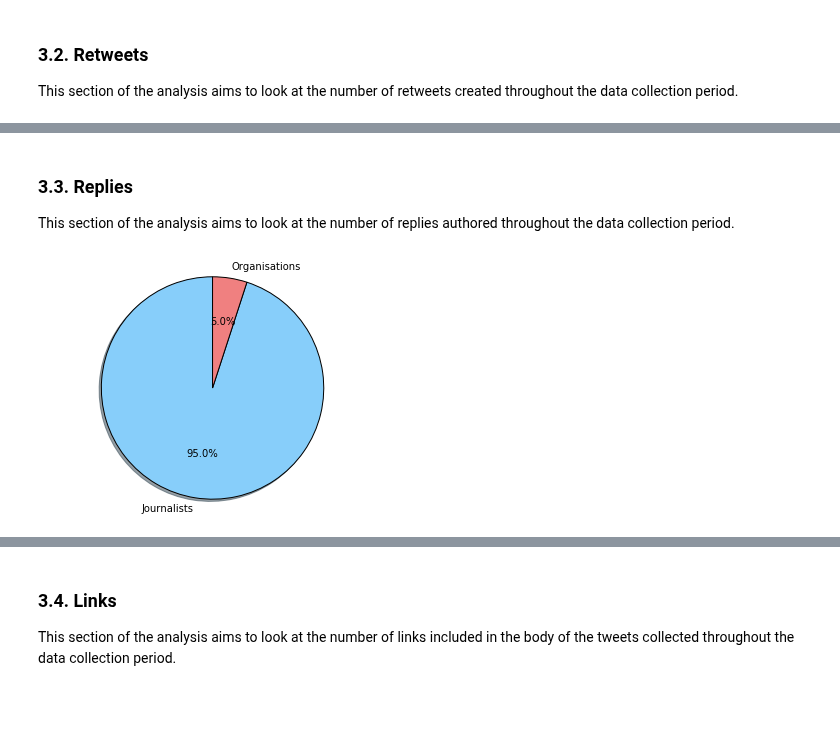
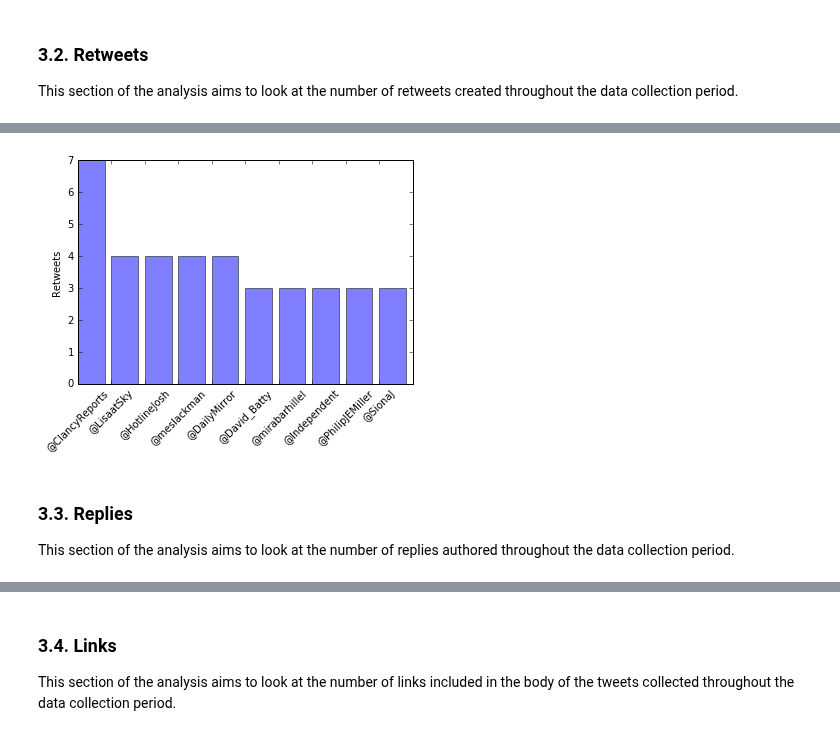
Before and after one commit to taylorrees/penemue, a Jupyter notebook: analysis.ipynb, the cells around one changed output, grey strips where cells are left out. Cells and saved outputs as stored; diff of their text form; code cells hidden in the pictures; blank space fills up the shorter version.

```diff
--- a/analysis.ipynb
+++ b/analysis.ipynb
@@ -183,15 +203,15 @@ This section of the analysis aims to look at the number of retweets created thro
 """Collect the data"""
 
 # get sets of id_str's
-journalists = DB.journalists.distinct("id_str")
-organisations = DB.organisations.distinct("id_str")
 
-joi = DB.tweets.find({
-    "user.id_str": {"$in": journalists},
-    "retweeted_status": {"$exists": True}
-})
+joi_retweets = [tweet
+                for tweet in DB.tweets.find({
+                    "user.id_str": {"$in": journalists},
+                    "retweeted_status": {"$exists": True}
+                })]
 
-ooi = DB.tweets.find({
-    "user.id_str": {"$in": organisations},
-    "retweeted_status": {"$exists": True}
-})
+ooi_retweets = [tweet
+                for tweet in DB.tweets.find({
+                    "user.id_str": {"$in": organisations},
+                    "retweeted_status": {"$exists": True}
+                })]
@@ -234,3 +224,9 @@ bar(x, y, xticks=labels, ylabel="Retweets")
+# %%
+"""Plot top 10"""
+
+top_10(joi_retweets, ooi_retweets, label="Retweets")
+# %% [output]
+[figure, added]
 # %% [markdown]
 ### 3.3. Replies
 
@@ -254,16 +249,0 @@ ooi = DB.tweets.find({
-# %%
-"""Plot a pie chart"""
-
-# calculate mean percentage
-total = joi.count() + ooi.count()
-joi_size = (joi.count() / total) * 100
-ooi_size = (ooi.count() / total) * 100
-
-# data to plot
-sizes = [joi_size, ooi_size]
-labels = "Journalists", "Organisations"
-
-# plot
-pie(sizes, labels)
-# %% [output]
-[figure, removed]
```
Also changed, not shown: parts of 30 cells of this notebook.
